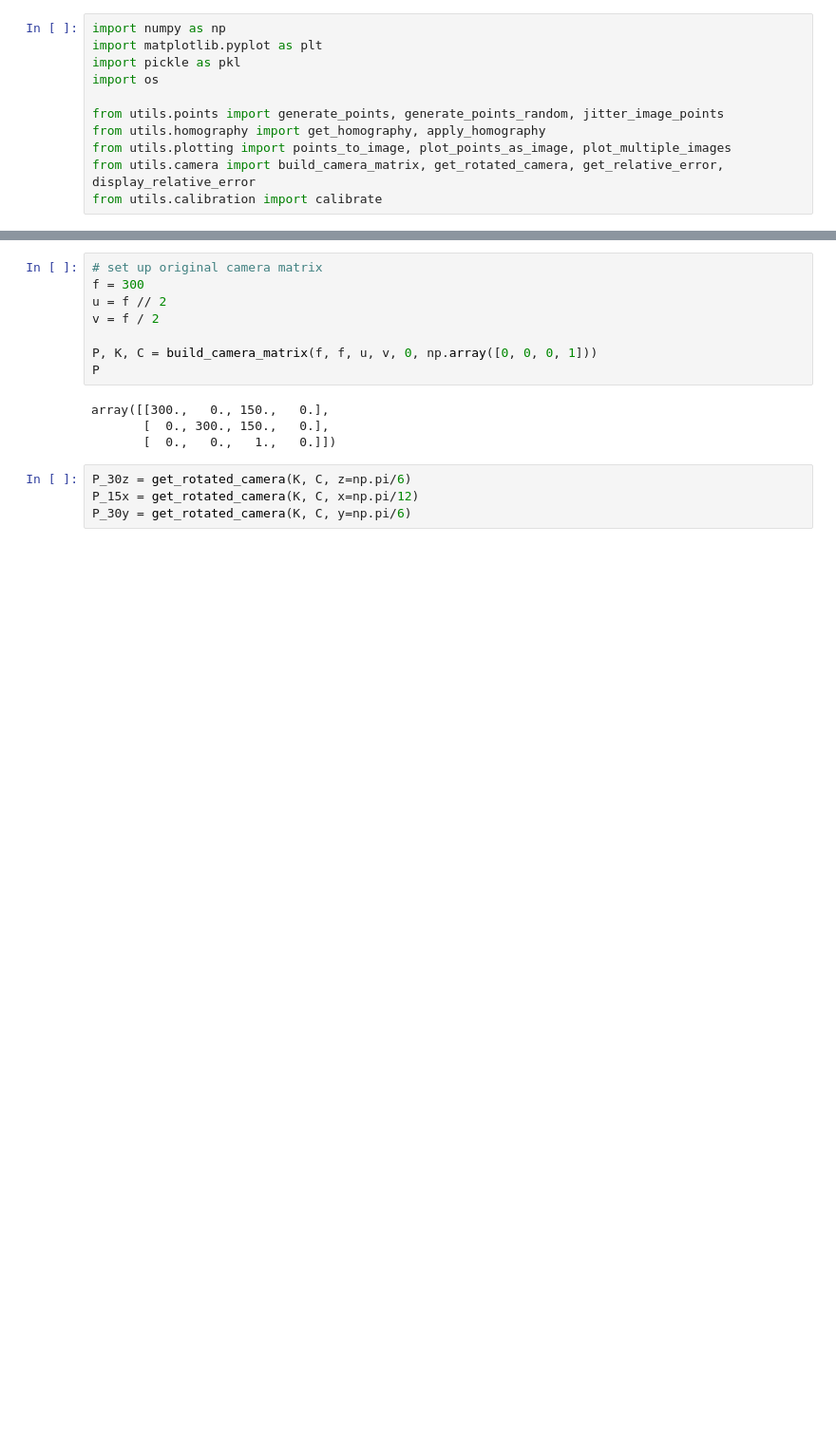
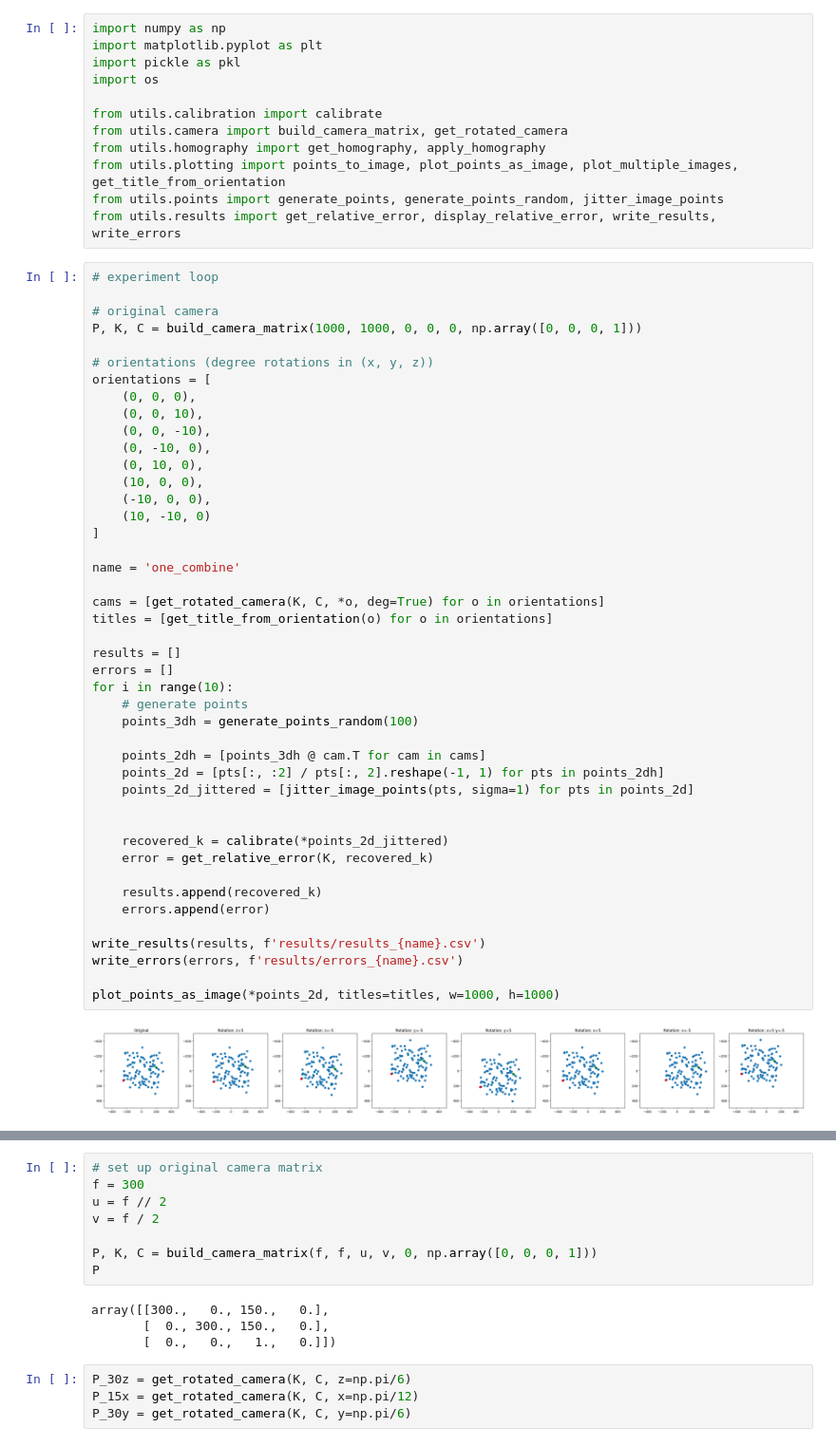
Before and after one commit to michaelzhan1/cs283-project, a Jupyter notebook: main.ipynb, the cells around one changed output, grey strips where cells are left out. Shown: that part at 95% size. Saved outputs shown, nothing was run; the diff lists cells and outputs as text; blank space fills up the shorter version.

Commit message:
Run some experiments

```diff
--- a/main.ipynb
+++ b/main.ipynb
@@ -4,11 +4,58 @@ import matplotlib.pyplot as plt
 import pickle as pkl
 import os
 
+from utils.calibration import calibrate
+from utils.camera import build_camera_matrix, get_rotated_camera
+from utils.homography import get_homography, apply_homography
+from utils.plotting import points_to_image, plot_points_as_image, plot_multiple_images, get_title_from_orientation
 from utils.points import generate_points, generate_points_random, jitter_image_points
-from utils.homography import get_homography, apply_homography
-from utils.plotting import points_to_image, plot_points_as_image, plot_multiple_images
-from utils.camera import build_camera_matrix, get_rotated_camera, get_relative_error, display_relative_error
-from utils.calibration import calibrate
+from utils.results import get_relative_error, display_relative_error, write_results, write_errors
+# %%
+# experiment loop
+
+# original camera
+P, K, C = build_camera_matrix(1000, 1000, 0, 0, 0, np.array([0, 0, 0, 1]))
+
+# orientations (degree rotations in (x, y, z))
+orientations = [
+    (0, 0, 0),
+    (0, 0, 10),
+    (0, 0, -10),
+    (0, -10, 0),
+    (0, 10, 0),
+    (10, 0, 0),
+    (-10, 0, 0),
+    (10, -10, 0)
+]
+
+name = 'one_combine'
+
+cams = [get_rotated_camera(K, C, *o, deg=True) for o in orientations]
+titles = [get_title_from_orientation(o) for o in orientations]
+
+results = []
+errors = []
+for i in range(10):
+    # generate points
+    points_3dh = generate_points_random(100)
+
+    points_2dh = [points_3dh @ cam.T for cam in cams]
+    points_2d = [pts[:, :2] / pts[:, 2].reshape(-1, 1) for pts in points_2dh]
+    points_2d_jittered = [jitter_image_points(pts, sigma=1) for pts in points_2d]
+
+
+    recovered_k = calibrate(*points_2d_jittered)
+    error = get_relative_error(K, recovered_k)
+
+    results.append(recovered_k)
+    errors.append(error)
+
+write_results(results, f'results/results_{name}.csv')
+write_errors(errors, f'results/errors_{name}.csv')
+
+plot_points_as_image(*points_2d, titles=titles, w=1000, h=1000)
+# %% [output]
+[figure, added]
 # %%
 # full flow mimicking paper result
 P, K, C = build_camera_matrix(1000, 1000, 0, 0, 0, np.array([0, 0, 0, 1]))
```
Also changed, not shown: parts of 1 cell of this notebook, 14 other files.
